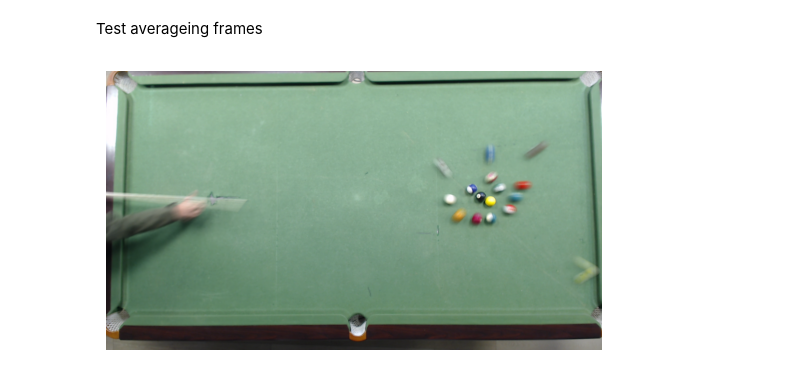
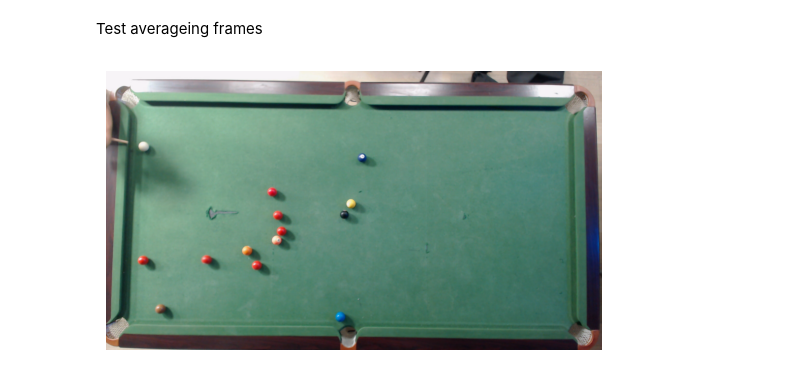
Before and after one commit to yoavstrugo/PerfectSwish, a Jupyter notebook: perfectswish/object_detection/balls_detection.ipynb, the cells around one changed output. Saved outputs shown, nothing was run; the diff lists cells and outputs as text; code cells hidden in the pictures.

```diff
--- a/perfectswish/object_detection/balls_detection.ipynb
+++ b/perfectswish/object_detection/balls_detection.ipynb
@@ -141,16 +181,18 @@ def find_balls(image, return_intermediates=False):
     else:
         return circles
 # %%
-video_path = r"detect_objects_test_images\test_video.mp4"
+video_path = r"detect_objects_test_images\full_balls_no_green.mp4"
 cap = cv2.VideoCapture(video_path)
 ret, frame = cap.read()
 cap.release()
 
-rect = [61, 944, 91, 68, 1860, 38, 1890, 937]
+rect = [72, 972, 105, 127, 1800, 152, 1817, 1005]
 cropped_image = transform_board(frame, rect)
+
 show_im(cropped_image)
 
 circles = find_balls(cropped_image)
+
 print(circles)
 show_im(draw_circles(cropped_image, circles))
 # %% [output]
@@ -176,8 +218,6 @@ show_im(draw_circles(cropped_image, circles))
 # %% [markdown]
 Test averageing frames
 # %%
-video_path = r"detect_objects_test_images\test_video.mp4"
-cap = cv2.VideoCapture(video_path)
 class FrameBuffer:
     def __init__(self, buffer_size):
         self.buffer_size = buffer_size
@@ -186,33 +226,36 @@ class FrameBuffer:
     def add_frame(self, frame):
         if len(self.buffer) == self.buffer_size:
             self.buffer.pop(0)
         self.buffer.append(frame)
 
     def get_average_frame(self):
         if len(self.buffer) == 0:
             return None
         average_frame = np.zeros_like(self.buffer[0], dtype=np.float32)
         for frame in self.buffer:
             average_frame += frame
         average_frame /= len(self.buffer)
         average_frame = average_frame.astype(np.uint8)
         return average_frame
 
-
     def get_buffer(self):
         return self.buffer
 
+video_path = r"detect_objects_test_images\full_balls_no_green.mp4"
+cap = cv2.VideoCapture(video_path)
 
 n = 5
 buffer = FrameBuffer(n)
 # skip the first 100 frames
-for i in range(200):
+for i in range(551):
     ret, frame = cap.read()
 
 for i in range(n):
     ret, frame = cap.read()
     buffer.add_frame(frame)
 
 show_im(buffer.get_average_frame())
+test_frame = frame
+cap.release()
 # %% [output]
-[figure, old version]
+[figure, new version]
```
Also changed, not shown: parts of 11 cells of this notebook, 4 other files.
